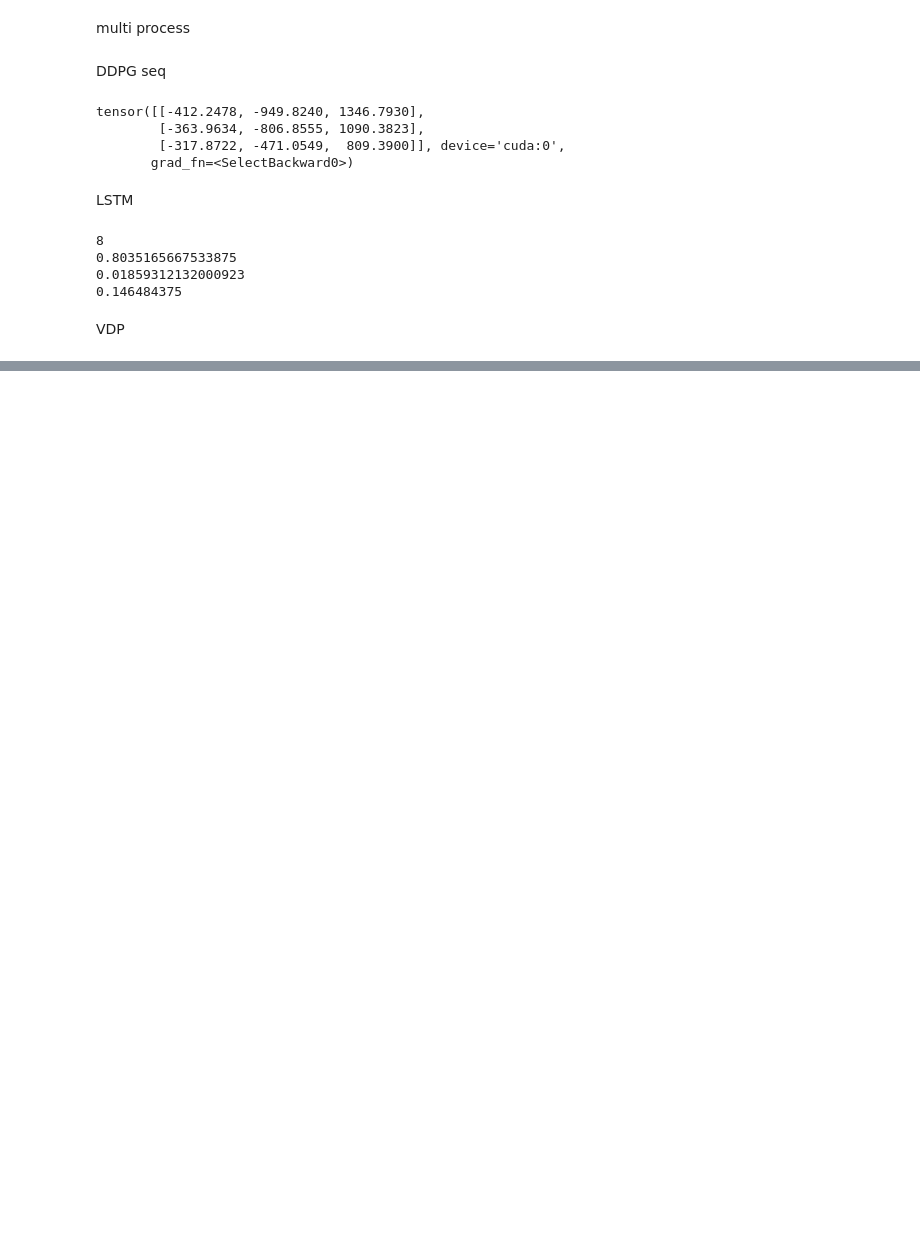
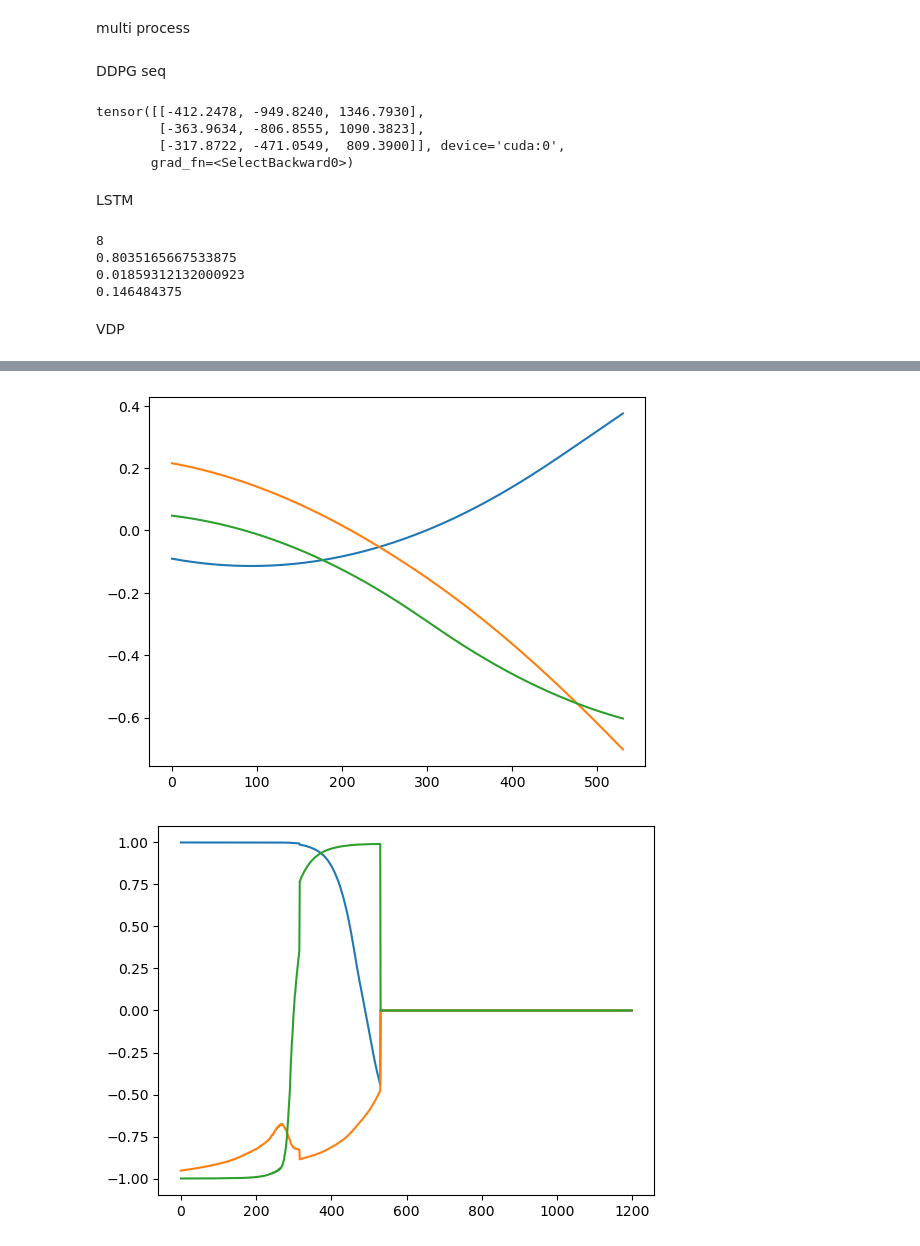
Before and after one commit to liziyao99/multi-debris-avoidance, a Jupyter notebook: test.ipynb, the cells around one changed output, grey strips where cells are left out. Saved outputs shown, nothing was run; the diff lists cells and outputs as text; code cells hidden in the pictures; blank space fills up the shorter version.

```diff
--- a/test.ipynb
+++ b/test.ipynb
@@ -905,2 +773,0 @@ pp, dp = _get_pool(100000, 100000)
-# %%
-data, label = _gen_pool_data(pp, dp, 2, 10)
@@ -926,38 +773,0 @@ writer.add_graph(model, test_data)
-# %%
-n_epoch = 1000
-n_episode = 100
-batch_size = 128
-n_feat = st.n_feature
-n_debris = 1
-for epoch in range(n_epoch):
-    for episode in range(n_episode):
-        model.train()
-        data, label = _gen_data(1, batch_size)
-        # data, label = _gen_pool_data(pp, dp, batch_size)
-        pred = model(data).view(label.shape)
-        loss = torch.nn.functional.mse_loss(pred, label)
-        opt.zero_grad()
-        loss.backward()
-        opt.step()
-        writer.add_scalar("loss/train", loss.item(), epoch*n_episode+episode)
-    model.eval()
-    test_data, test_label = _gen_data(1, batch_size)
-    test_pred = model(test_data).view(label.shape)
-    test_loss = torch.nn.functional.mse_loss(test_pred, test_label)
-    writer.add_scalar("loss/test", test_loss.item(), epoch*n_episode+episode)
-# %%
-import matplotlib.pyplot as plt
-st.eval()
-test_batch_size = 10
-# test_data, test_label = _gen_pool_data(pp, dp, test_batch_size, n_debris)
-test_data, test_label = _gen_data(1, test_batch_size)
-
-test_pred = model(test_data).view(test_label.shape)
-test_pred = test_pred.detach().cpu().numpy()
-test_label = test_label.detach().cpu().numpy()
-fig, axs = plt.subplots(3, figsize=(10,8))
-xpos = np.arange(test_batch_size)
-width = 0.2
-for i in range(test_pred.shape[-1]):
-    bars1 = axs[i].bar(xpos-width/2, test_pred[:,i], align='center', width=width, alpha=0.9, color='#1f77b4', label = 'Pred')
-    bars2 = axs[i].bar(xpos+width/2, test_label[:,i], align='center', width=width, alpha=0.9, color='#ff7f0e', label = 'Label')
@@ -967,0 +982,8 @@ torch.save(st.state_dict(), "../model/test_st.pt")
+# %%
+plt.plot(torch.stack(td_sim["primal_obss"])[:,:3].numpy())
+plt.show()
+plt.plot(Actions[:,0].numpy())
+plt.show()
+# %% [output]
+[figure, added]
+[figure, added]
```
Also changed, not shown: parts of 28 cells of this notebook, 3 other files.
